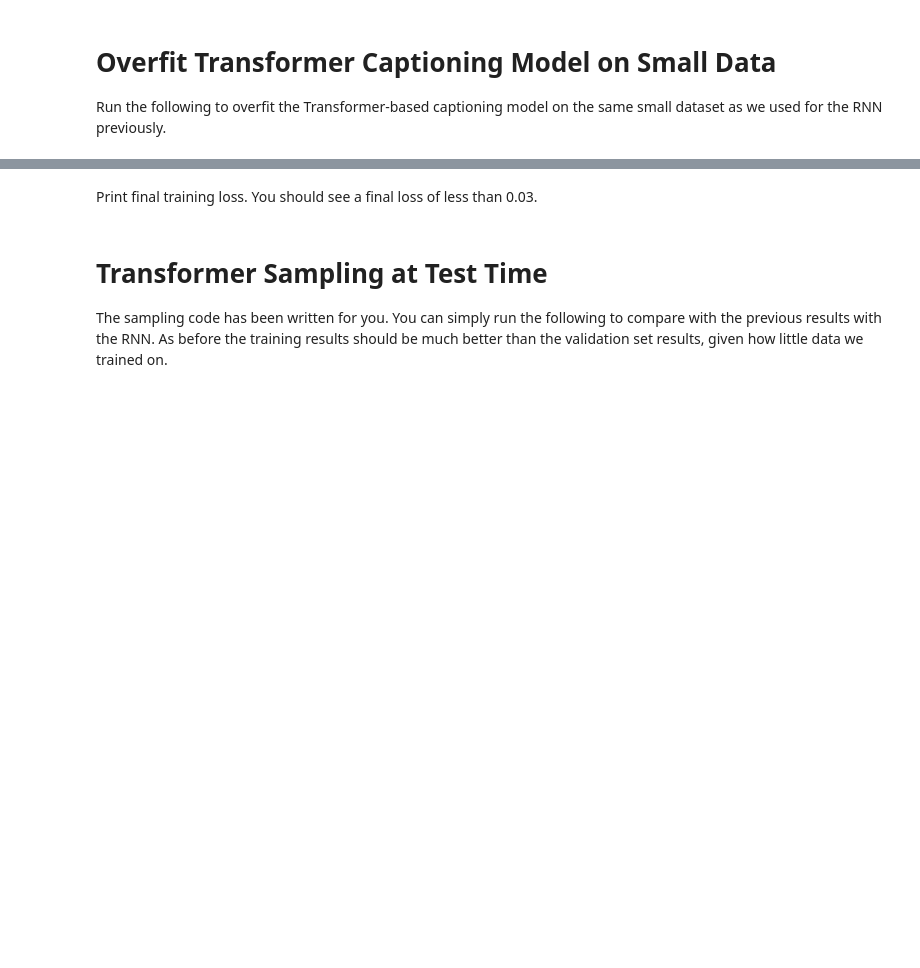
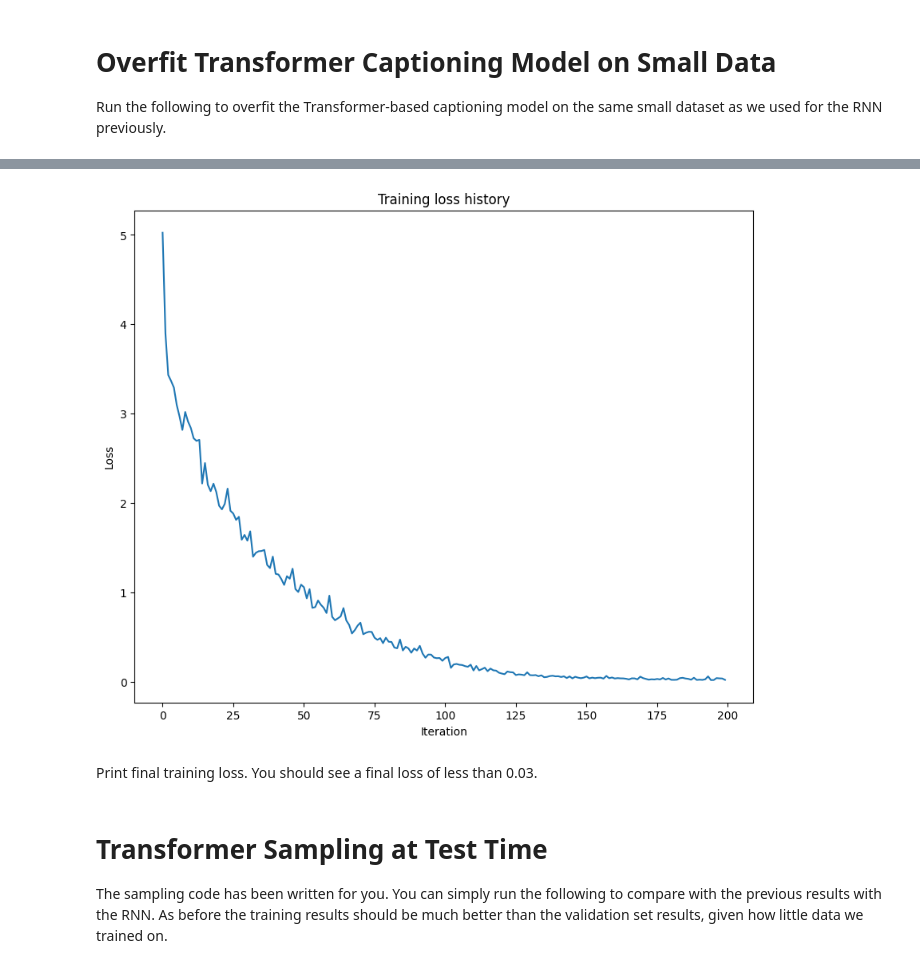
Before and after one commit to RuntimeErrorz/cs231n, a Jupyter notebook: assignment3/2. Transformer_Captioning.ipynb, the cells around one changed output, grey strips where cells are left out. Drawn from its saved outputs; the diff is of its cells as text; code cells hidden in the pictures; blank space fills up the shorter version.

Commit message:
Completed Transformer_Captioning of assignment3

```diff
--- a/assignment3/2. Transformer_Captioning.ipynb
+++ b/assignment3/2. Transformer_Captioning.ipynb
@@ -253,7 +255,7 @@ Run the following to overfit the Transformer-based captioning model on the same
 torch.manual_seed(231)
 np.random.seed(231)
 
-data = load_coco_data(max_train=50)
+data = load_coco_data(base_dir='../datasets/coco_captioning/',max_train=50)
 
 transformer = CaptioningTransformer(
           word_to_idx=data['word_to_idx'],
@@ -280,3 +282,4 @@ plt.xlabel('Iteration')
 plt.ylabel('Loss')
 plt.title('Training loss history')
 plt.show()
+# %% [output]
@@ -283,3 +303,4 @@ plt.show()
+[figure, added]
 # %% [markdown]
 Print final training loss. You should see a final loss of less than 0.03.
 # %%
```
Also changed, not shown: parts of 5 cells of this notebook, 1 other file.
